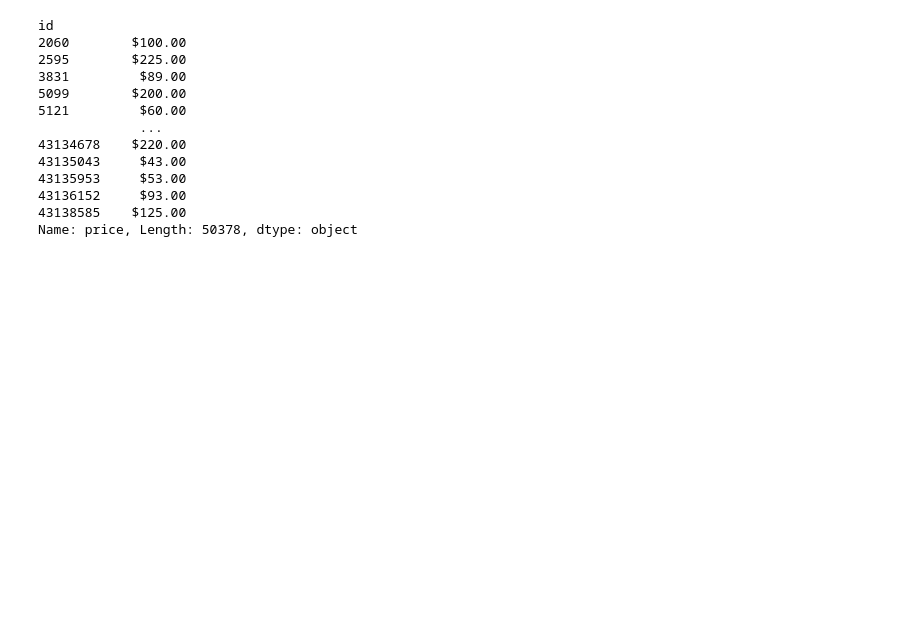
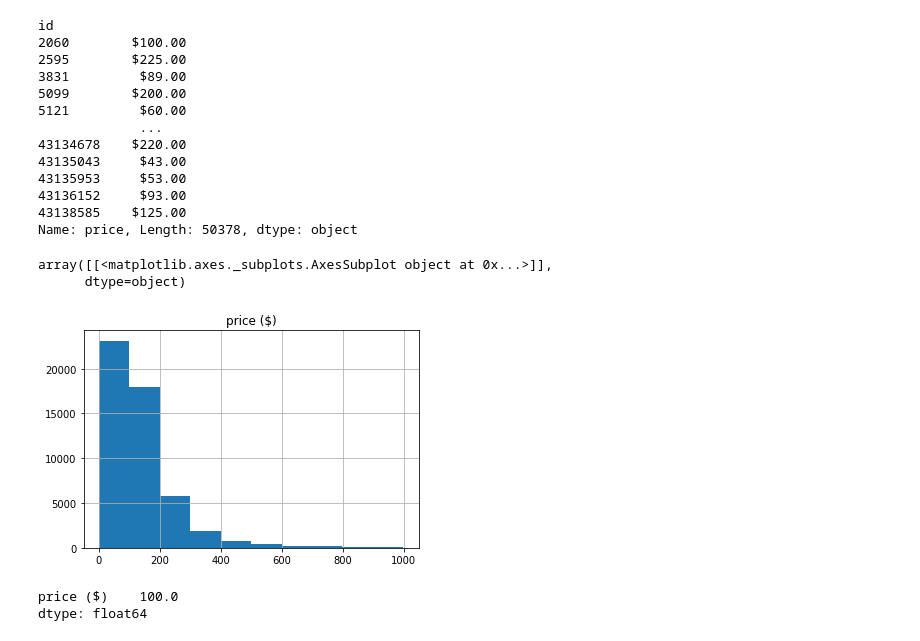
Before and after one commit to sbarton272/usf_econ_622_feature_engineering, a Jupyter notebook: data_exploration.ipynb, the cells around one changed output. Drawn from its saved outputs; the diff is of its cells as text; code cells hidden in the pictures; blank space fills up the shorter version.

Commit message:
Adding price stuff

```diff
--- a/data_exploration.ipynb
+++ b/data_exploration.ipynb
@@ -252,22 +252,24 @@ cols_to_drop = [
  'host_thumbnail_url',
  'host_picture_url',
 # Anything directly review related
- 'number_of_reviews',
- 'number_of_reviews_ltm',
- 'first_review',
- 'last_review',
- 'review_scores_rating',
- 'review_scores_accuracy',
- 'review_scores_cleanliness',
- 'review_scores_checkin',
- 'review_scores_communication',
- 'review_scores_location',
- 'review_scores_value',
- 'reviews_per_month',
+#  'number_of_reviews',
+#  'number_of_reviews_ltm',
+#  'first_review',
+#  'last_review',
+#  'review_scores_rating',
+#  'review_scores_accuracy',
+#  'review_scores_cleanliness',
+#  'review_scores_checkin',
+#  'review_scores_communication',
+#  'review_scores_location',
+#  'review_scores_value',
+#  'reviews_per_month',
  # scape info
  'scrape_id',
  'last_scraped',
  'calendar_last_scraped',
+# target
+ 'price',
  ]
 
 updated_listings = listings.drop(columns=cols_to_drop).copy()
@@ -390,7 +396,8 @@ pricing.isnull().mean()
 price ($)    0.0
 dtype: float64
 # %%
-pricing.to_csv('derived_data/prices.csv')
+pricing['high_price'] = pricing['price ($)'] > 100
+pricing.to_csv('derived_data/prices.csv.zip')
 # %%
 updated_listings.price
 # %% [output]
@@ -407,3 +414,14 @@ id
 43136152     $93.00
 43138585    $125.00
 Name: price, Length: 50378, dtype: object
+# %%
+pricing.hist()
+# %% [output]
+array([[<matplotlib.axes._subplots.AxesSubplot object at 0x...>]],
+      dtype=object)
+[figure, added]
+# %%
+pricing.median()
+# %% [output]
+price ($)    100.0
+dtype: float64
```
Also changed, not shown: parts of 4 cells of this notebook, 4 other files.
